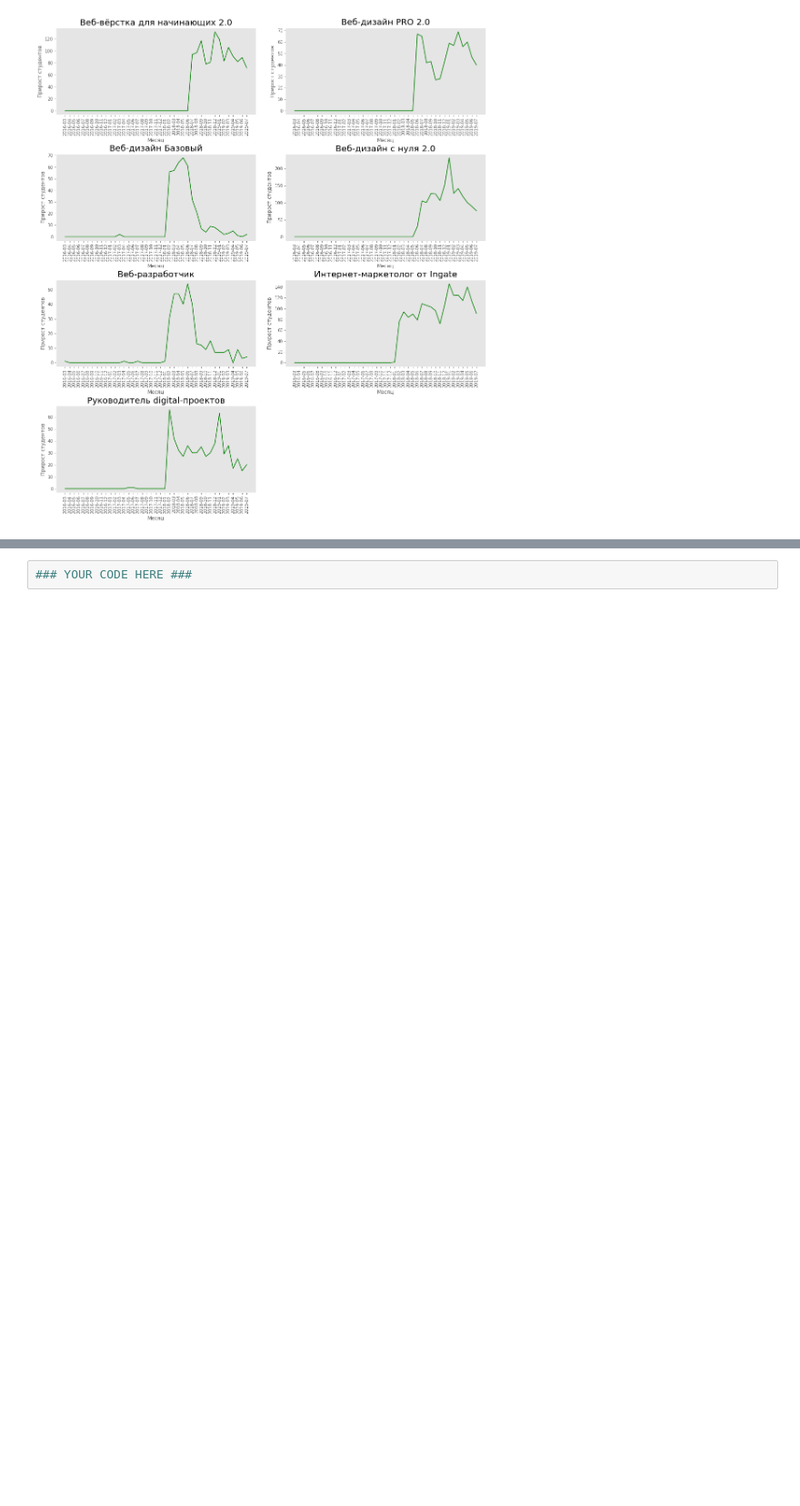
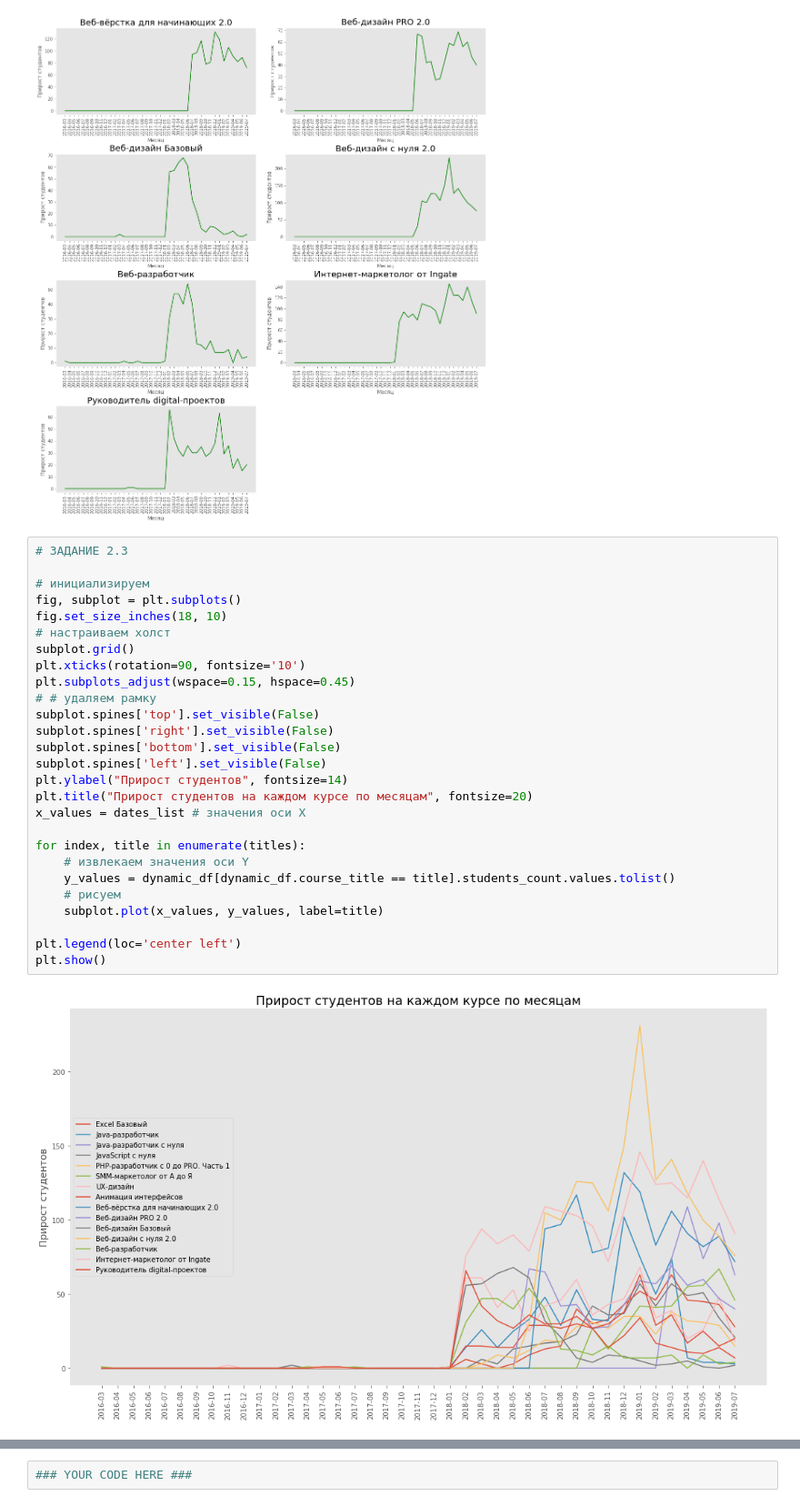
Before and after one commit to Dreeamcatcher/repo, a Jupyter notebook: skillbox/Data analytics - junior/course works/1/Coursework_analytics_1.ipynb, the cells around one changed output, grey strips where cells are left out. Shown at 91% size. Drawn from its saved outputs; the diff is of its cells as text; blank space fills up the shorter version.

```diff
--- a/skillbox/Data analytics - junior/course works/1/Coursework_analytics_1.ipynb
+++ b/skillbox/Data analytics - junior/course works/1/Coursework_analytics_1.ipynb
@@ -346,6 +347,35 @@ for fig_number in range(1, math.ceil(len(titles) / LIMIT_SUBPLOTS) + 1 ):
 # %% [output]
 [figure]
 [figure]
+# %%
+# ЗАДАНИЕ 2.3
+
+# инициализируем
+fig, subplot = plt.subplots()
+fig.set_size_inches(18, 10)
+# настраиваем холст
+subplot.grid()
+plt.xticks(rotation=90, fontsize='10')
+plt.subplots_adjust(wspace=0.15, hspace=0.45)
+# # удаляем рамку
+subplot.spines['top'].set_visible(False)
+subplot.spines['right'].set_visible(False)
+subplot.spines['bottom'].set_visible(False)
+subplot.spines['left'].set_visible(False)
+plt.ylabel("Прирост студентов", fontsize=14)
+plt.title("Прирост студентов на каждом курсе по месяцам", fontsize=20)
+x_values = dates_list # значения оси Х
+
+for index, title in enumerate(titles):
+    # извлекаем значения оси Y
+    y_values = dynamic_df[dynamic_df.course_title == title].students_count.values.tolist()
+    # рисуем
+    subplot.plot(x_values, y_values, label=title)
+
+plt.legend(loc='center left')
+plt.show()
+# %% [output]
+[figure, added]
 # %% [markdown]
 ## 3. Выявление проблемных модулей
 
```
Also changed, not shown: parts of 2 cells of this notebook.
